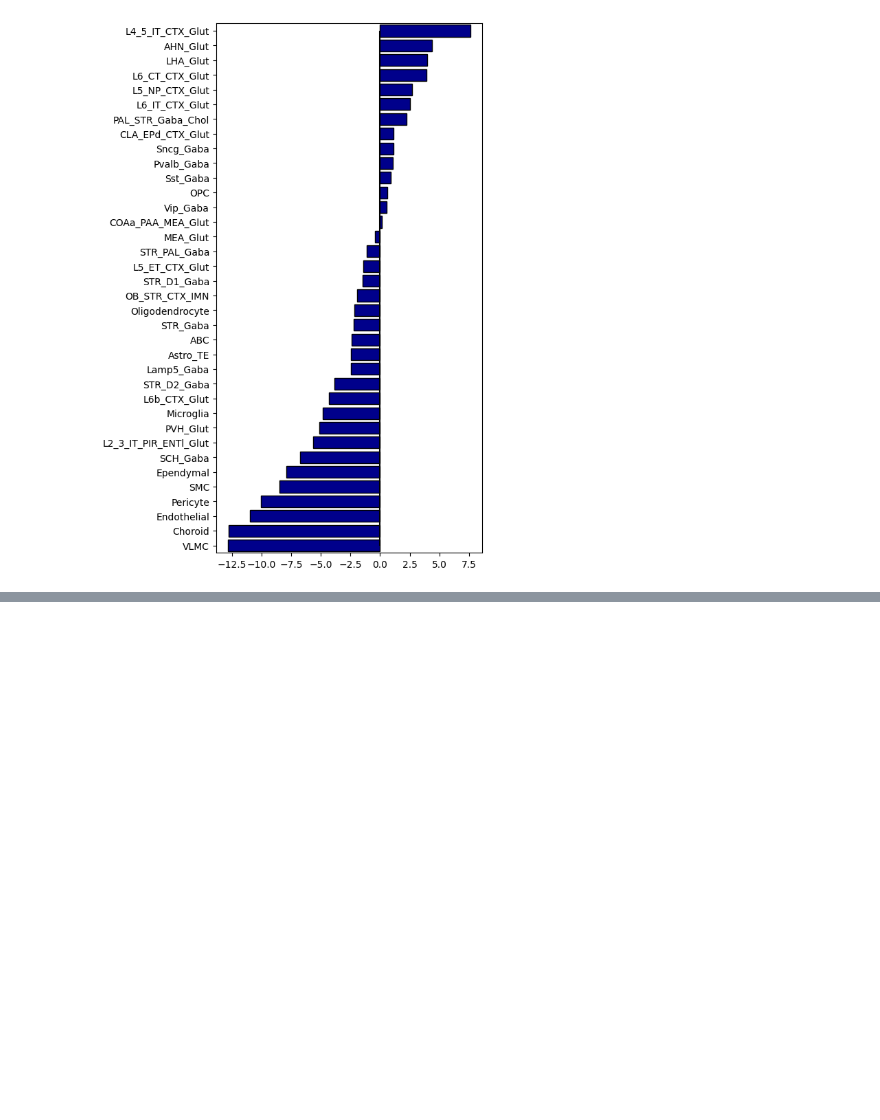
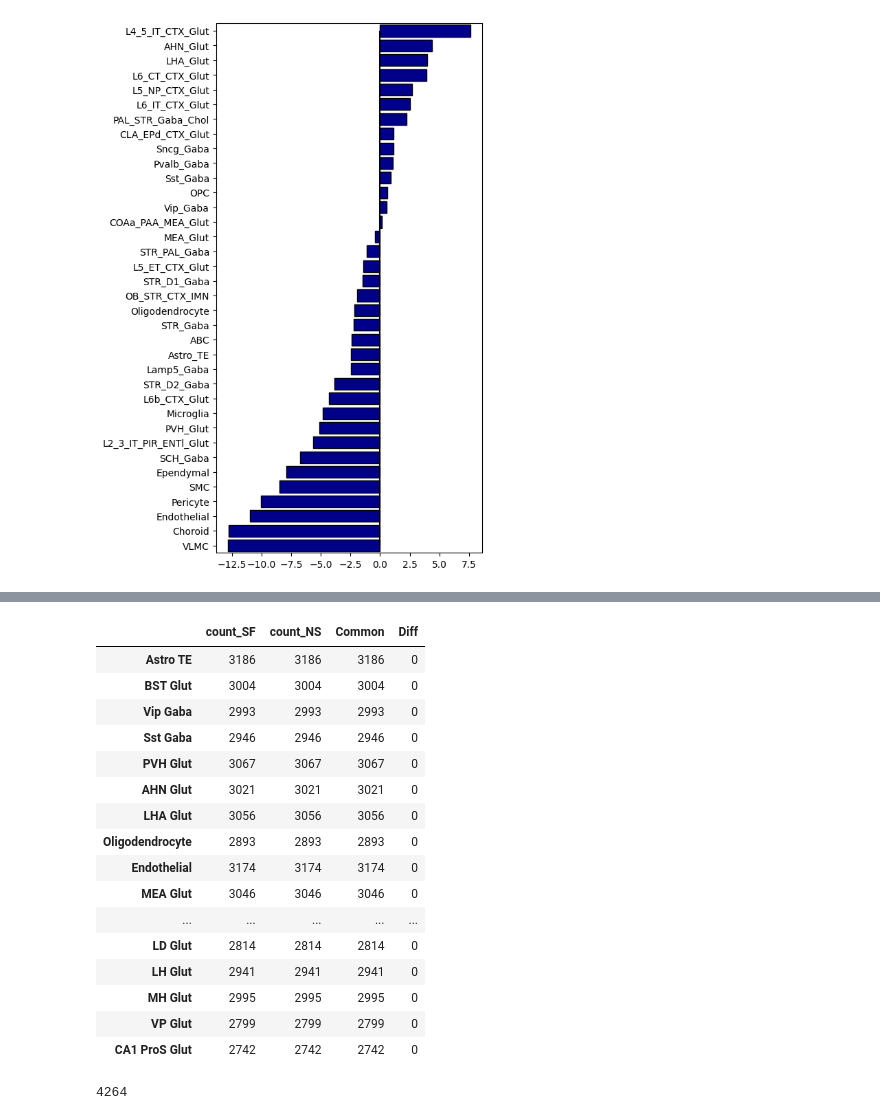
Before and after one commit to Carboneinerte/Pynda_ssc, a Jupyter notebook: v10D_Xenium_Downstream_Analysis_WIP.ipynb, the cells around one changed output, grey strips where cells are left out. Saved outputs shown, nothing was run; the diff lists cells and outputs as text; code cells hidden in the pictures; blank space fills up the shorter version.

```diff
--- a/v10D_Xenium_Downstream_Analysis_WIP.ipynb
+++ b/v10D_Xenium_Downstream_Analysis_WIP.ipynb
@@ -2225,0 +2272,3 @@ df = pd.read_parquet(f'{dir_notebook}/csv/circa-SD/circa-SD_norm_combined.parque
+# %%
+panel = set(panel)
+diff = temp_set.difference(panel)
@@ -2225,0 +2316,4 @@ df = pd.read_parquet(f'{dir_notebook}/csv/circa-SD/circa-SD_norm_combined.parque
+# %%
+ddf['Diff'] = ddf['count_NS']- ddf['count_SF']
+
+ddf.head(10),ddf.tail(10)
@@ -2225,0 +2484,33 @@ df = pd.read_parquet(f'{dir_notebook}/csv/circa-SD/circa-SD_norm_combined.parque
+# %%
+keys = df_all.keys()
+ddf = pd.DataFrame(index=list(keys))
+ddf['count_SF'] = 0
+ddf['count_NS'] = 0
+ddf['Common'] = 0
+ddf['Diff'] = 0
+all_set = set()
+diff_set = set()
+common_set = set()
+
+for key in keys:
+    set_NS = set(df_all[key][(df_all[key]["mean_count"]>0.01) & (df_all[key]["group"]== 'circa4')]['names'])
+
+    count_NS = len(set_NS)
+
+    set_SF = set(df_all[key][(df_all[key]["mean_count"]>0.01) & (df_all[key]["group"]== 'SD1')]['names'])
+
+    count_SF = len(set_SF)
+
+    common_set = set_NS.intersection(set_SF)
+
+    if len(set_NS) > len(set_SF):
+        diff_set = set_NS.difference(set_SF)
+    else:
+        diff_set = set_SF.difference(set_NS)
+
+    all_set.update(set_NS, set_SF)
+
+    ddf.loc[key, "count_NS"] = count_NS
+    ddf.loc[key, "count_SF"] = count_SF
+    ddf.loc[key, "Common"] = len(common_set)
+    ddf.loc[key, "Diff"] = len(diff_set)
@@ -2225,0 +2538,25 @@ df = pd.read_parquet(f'{dir_notebook}/csv/circa-SD/circa-SD_norm_combined.parque
+# %%
+# ddf['Diff'] =ddf['count_NS']-ddf['count_SF']
+ddf#.sort_values(by='Common',ascending=False)
+# %% [output]
+|  | count_SF | count_NS | Common | Diff |
+| Astro TE | 3186 | 3186 | 3186 | 0 |
+| BST Glut | 3004 | 3004 | 3004 | 0 |
+| Vip Gaba | 2993 | 2993 | 2993 | 0 |
+| Sst Gaba | 2946 | 2946 | 2946 | 0 |
+| PVH Glut | 3067 | 3067 | 3067 | 0 |
+| AHN Glut | 3021 | 3021 | 3021 | 0 |
+| LHA Glut | 3056 | 3056 | 3056 | 0 |
+| Oligodendrocyte | 2893 | 2893 | 2893 | 0 |
+| Endothelial | 3174 | 3174 | 3174 | 0 |
+| MEA Glut | 3046 | 3046 | 3046 | 0 |
+| ... | ... | ... | ... | ... |
+| LD Glut | 2814 | 2814 | 2814 | 0 |
+| LH Glut | 2941 | 2941 | 2941 | 0 |
+| MH Glut | 2995 | 2995 | 2995 | 0 |
+| VP Glut | 2799 | 2799 | 2799 | 0 |
+| CA1 ProS Glut | 2742 | 2742 | 2742 | 0 |
+# %%
+len(all_set)
+# %% [output]
+4264
```
Also changed, not shown: parts of 31 cells of this notebook.
